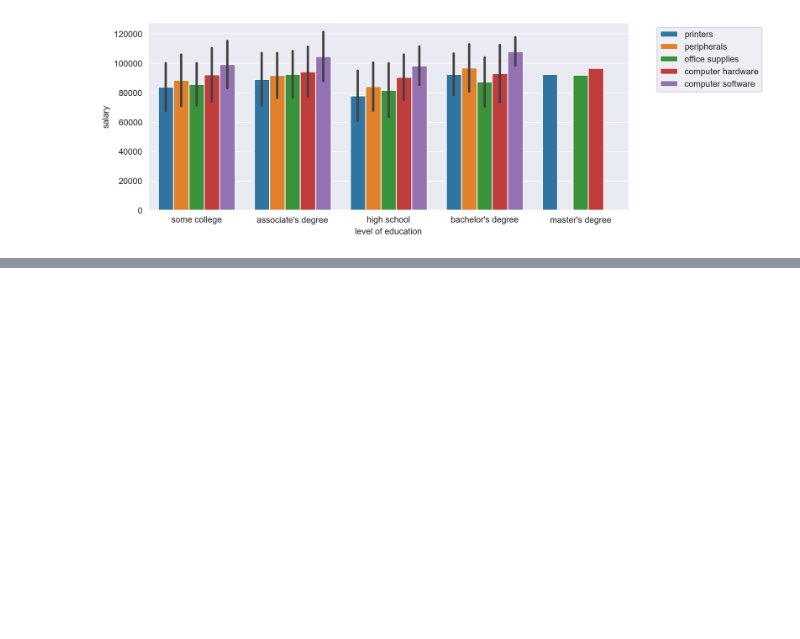
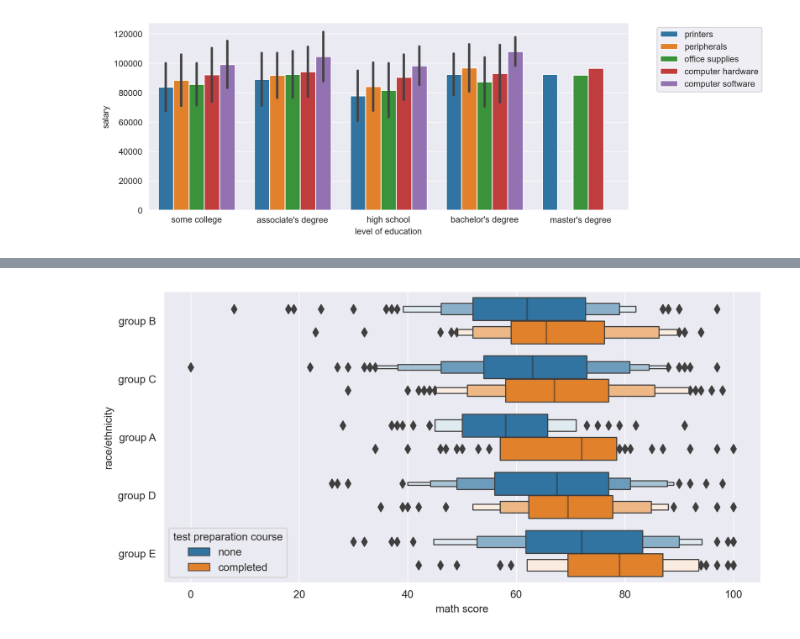
Before and after one commit to kinwong/Udemy-Machine-Learning-Data-Science-Masterclass, a Jupyter notebook: seaborn.ipynb, the cells around one changed output, grey strips where cells are left out. Saved outputs shown, nothing was run; the diff lists cells and outputs as text; code cells hidden in the pictures; blank space fills up the shorter version.

```diff
--- a/seaborn.ipynb
+++ b/seaborn.ipynb
@@ -44,0 +73,5 @@ plt.legend(bbox_to_anchor=(1.05, 1));
+# %%
+fig = plt.figure(figsize=(10,5),dpi=240)
+sns.boxenplot(data=df, x='math score', y='race/ethnicity', hue='test preparation course');
+# %% [output]
+[figure, added]
```
Also changed, not shown: parts of 8 cells of this notebook.
